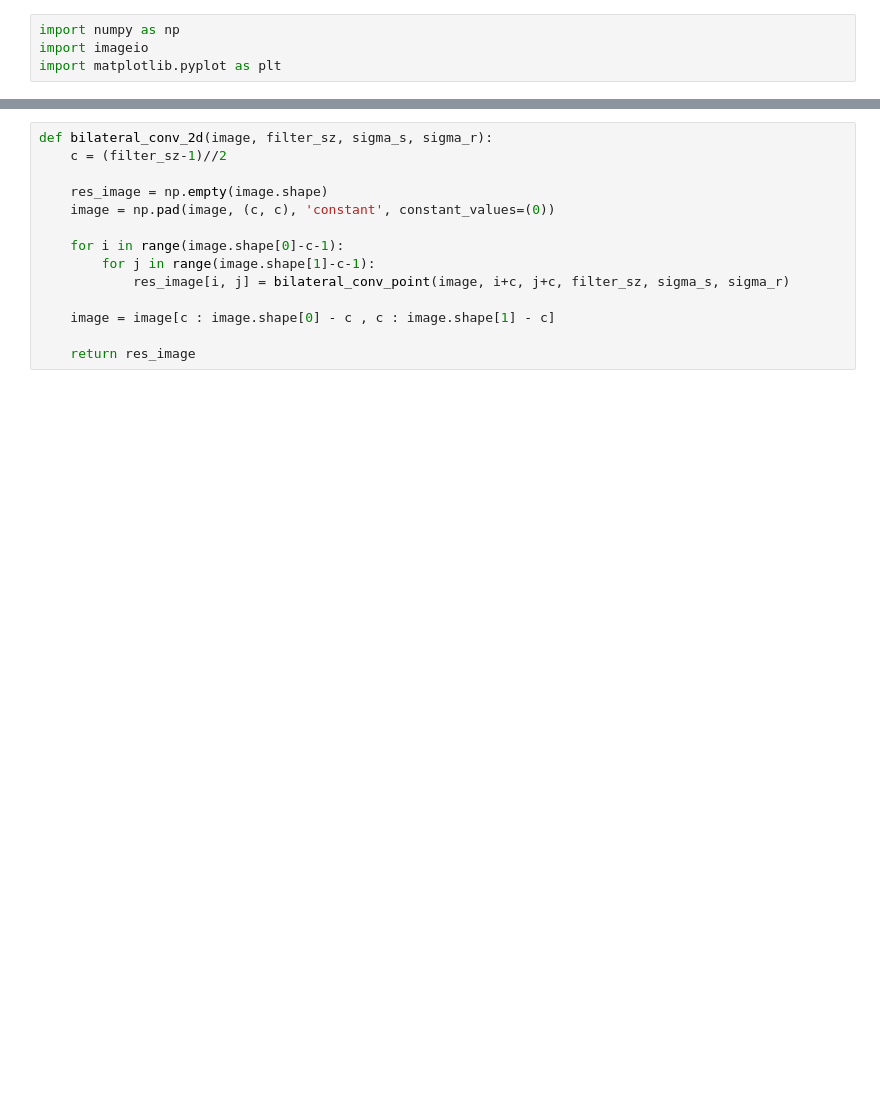
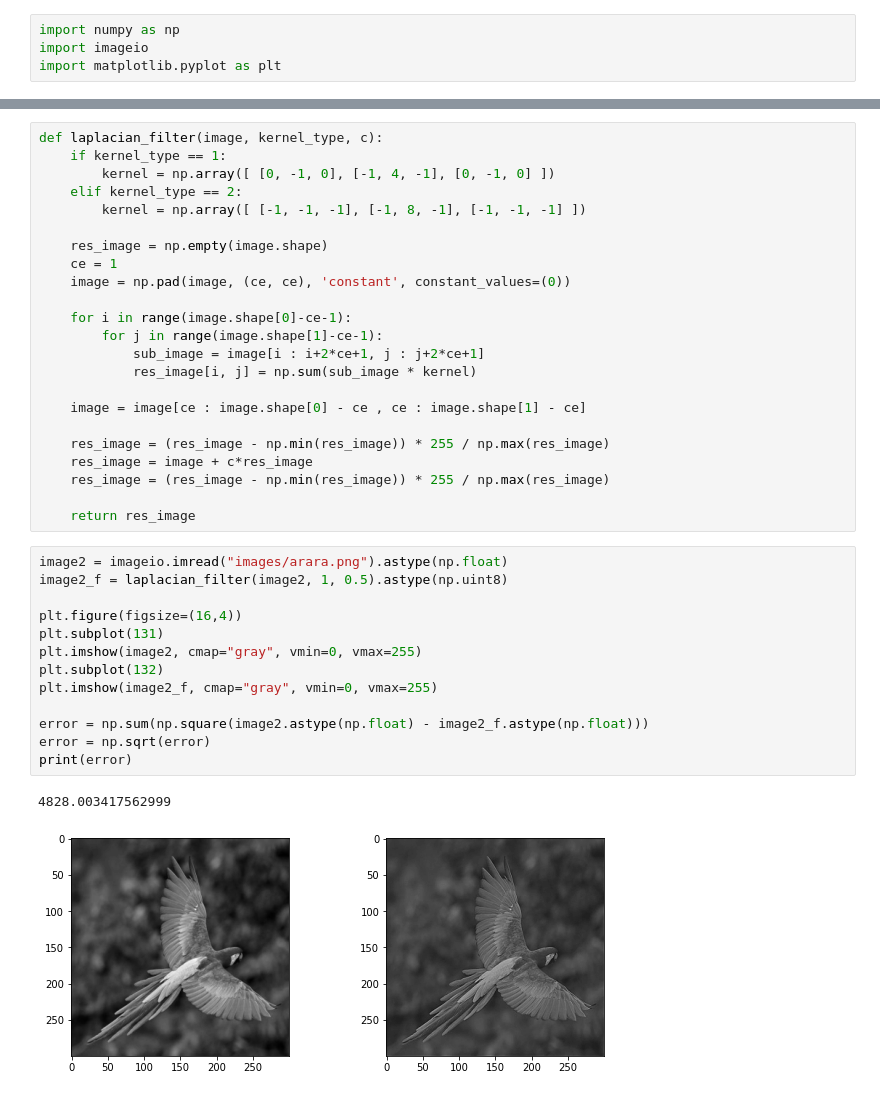
Before and after one commit to guitubone/assignment-2-dip, a Jupyter notebook: notebook.ipynb, the cells around one changed output, grey strips where cells are left out. Cells and saved outputs as stored; diff of their text form; blank space fills up the shorter version.

```diff
--- a/notebook.ipynb
+++ b/notebook.ipynb
@@ -25,17 +37,42 @@ def bilateral_conv_point(image, x, y, filter_sz, sigma_s, sigma_r):
 # %%
-def bilateral_conv_2d(image, filter_sz, sigma_s, sigma_r):
-    c = (filter_sz-1)//2
+def laplacian_filter(image, kernel_type, c):
+    if kernel_type == 1:
+        kernel = np.array([ [0, -1, 0], [-1, 4, -1], [0, -1, 0] ])
+    elif kernel_type == 2:
+        kernel = np.array([ [-1, -1, -1], [-1, 8, -1], [-1, -1, -1] ])
 
     res_image = np.empty(image.shape)
-    image = np.pad(image, (c, c), 'constant', constant_values=(0))
+    ce = 1
+    image = np.pad(image, (ce, ce), 'constant', constant_values=(0))
 
-    for i in range(image.shape[0]-c-1):
-        for j in range(image.shape[1]-c-1):
-            res_image[i, j] = bilateral_conv_point(image, i+c, j+c, filter_sz, sigma_s, sigma_r)
+    for i in range(image.shape[0]-ce-1):
+        for j in range(image.shape[1]-ce-1):
+            sub_image = image[i : i+2*ce+1, j : j+2*ce+1]
+            res_image[i, j] = np.sum(sub_image * kernel)
 
-    image = image[c : image.shape[0] - c , c : image.shape[1] - c]
+    image = image[ce : image.shape[0] - ce , ce : image.shape[1] - ce]
+
+    res_image = (res_image - np.min(res_image)) * 255 / np.max(res_image)
+    res_image = image + c*res_image
+    res_image = (res_image - np.min(res_image)) * 255 / np.max(res_image)
 
     return res_image
+# %%
+image2 = imageio.imread("images/arara.png").astype(np.float)
+image2_f = laplacian_filter(image2, 1, 0.5).astype(np.uint8)
+
+plt.figure(figsize=(16,4))
+plt.subplot(131)
+plt.imshow(image2, cmap="gray", vmin=0, vmax=255)
+plt.subplot(132)
+plt.imshow(image2_f, cmap="gray", vmin=0, vmax=255)
+
+error = np.sum(np.square(image2.astype(np.float) - image2_f.astype(np.float)))
+error = np.sqrt(error)
+print(error)
+# %% [output]
+4828.003417562999
+[figure, added]
 # %%
 image1 = imageio.imread("images/camera.png").astype(np.float)
 
```
Also changed, not shown: parts of 2 cells of this notebook, 1 other file.
